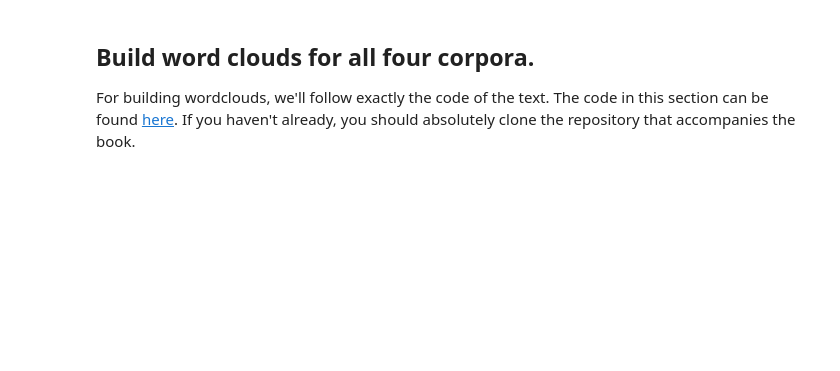
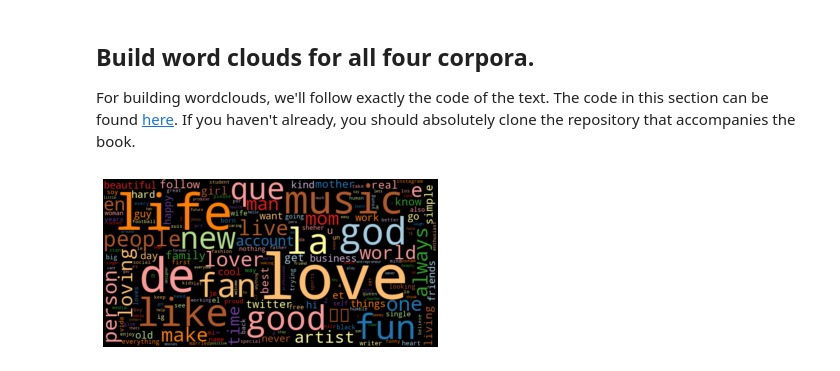
Before and after one commit to dingyiduan7/ADS_509_module3, a Jupyter notebook: Group Comparison.ipynb, the cells around one changed output. Drawn from its saved outputs; the diff is of its cells as text; code cells hidden in the pictures; blank space fills up the shorter version.

```diff
--- a/Group Comparison.ipynb
+++ b/Group Comparison.ipynb
@@ -441,9 +673,9 @@ def wordcloud(word_freq, title=None, max_words=200, stopwords=None):
         counter = word_freq
 
     # filter stop words in frequency counter
-    if stopwords is not None:
+    if sw is not None:
         counter = {token:freq for (token, freq) in counter.items()
-                              if token not in stopwords}
+                              if token not in sw}
     wc.generate_from_frequencies(counter)
 
     plt.title(title)
@@ -469,3 +701,9 @@ def count_words(df, column='tokens', preprocess=None, min_freq=2):
     freq_df.index.name = 'token'
 
     return freq_df.sort_values('freq', ascending=False)
+# %%
+# Mariah Carey's twitter description wordcoud
+df_mc_twitter = count_words(twitter_data.loc[twitter_data['artist'] == 'MariahCarey'], column='tokens', preprocess=None, min_freq=2)
+wordcloud(df_mc_twitter['freq'], title=None, max_words=200, stopwords=None)
+# %% [output]
+[figure, added]
```
Also changed, not shown: parts of 23 cells of this notebook.
